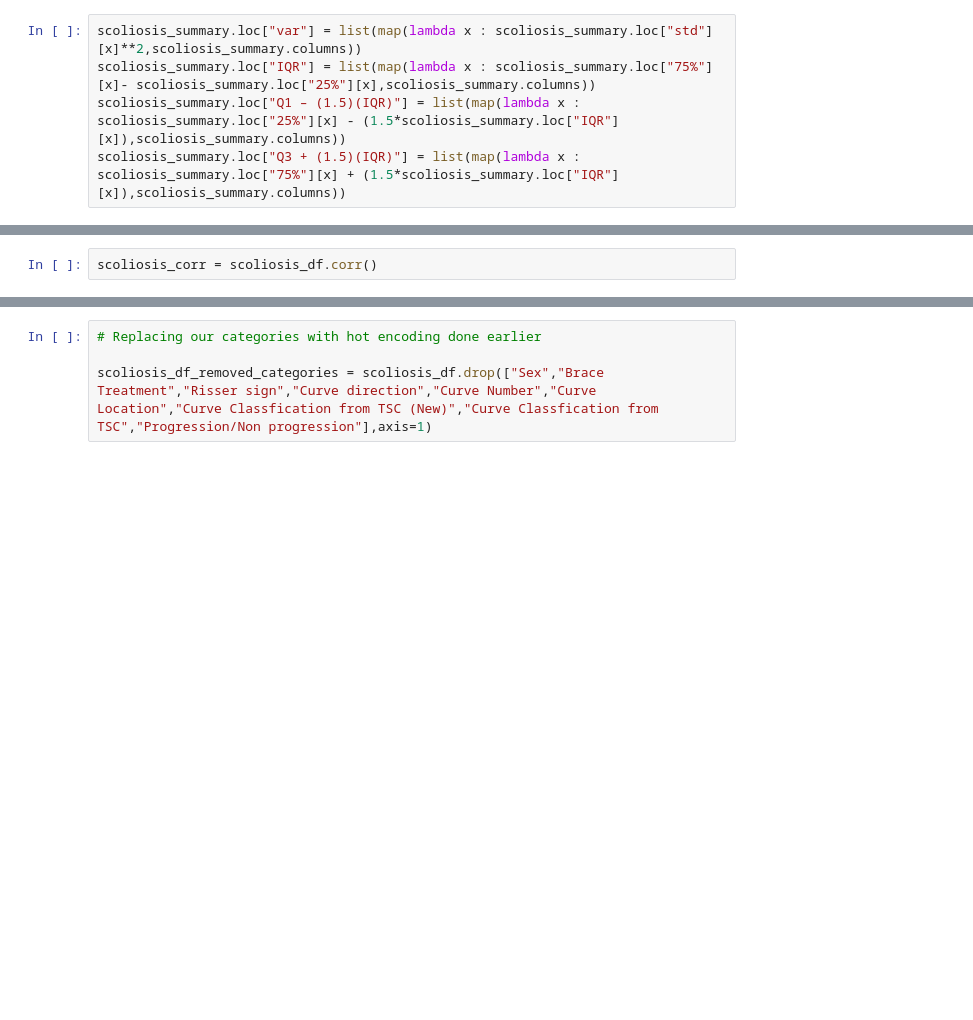
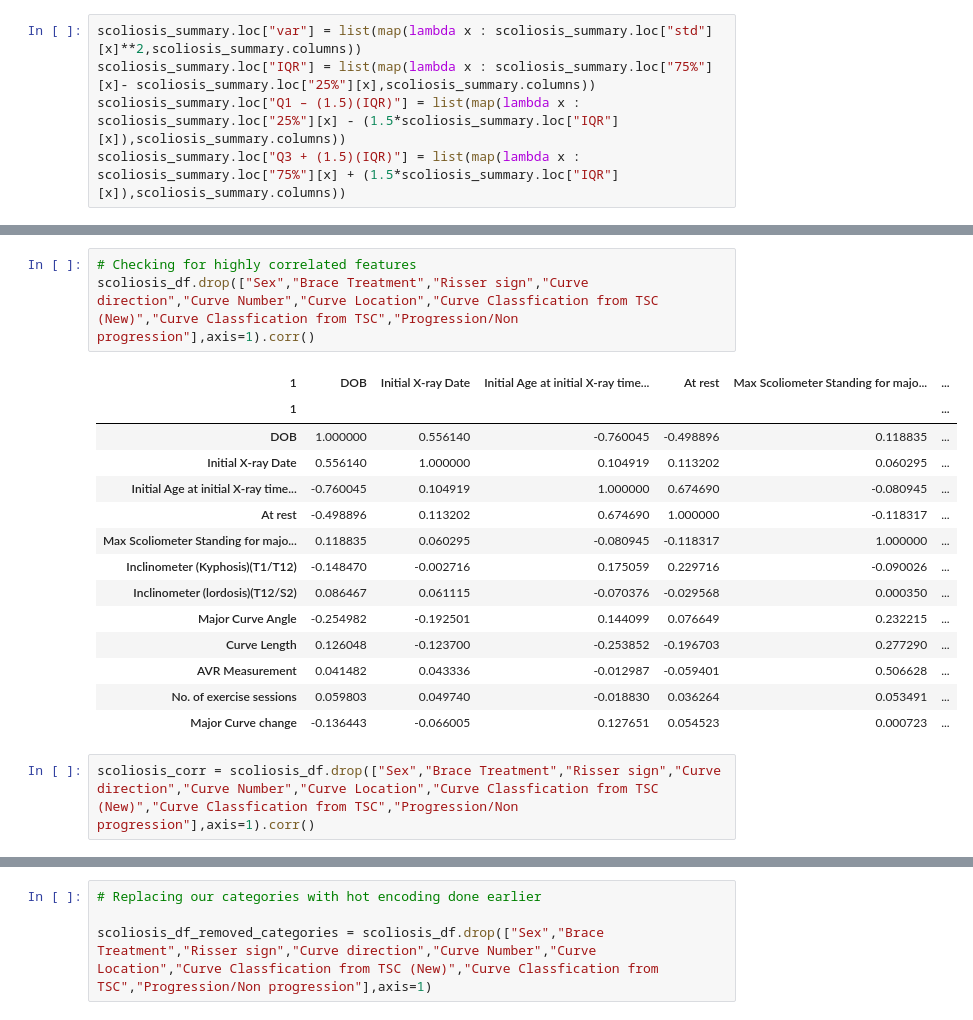
Before and after one commit to Alton1998/Scoliosis, a Jupyter notebook: ECE_710_Project_3_Scoliosis.ipynb, the cells around one changed output, grey strips where cells are left out. Drawn from its saved outputs; the diff is of its cells as text; blank space fills up the shorter version.

```diff
--- a/ECE_710_Project_3_Scoliosis.ipynb
+++ b/ECE_710_Project_3_Scoliosis.ipynb
@@ -316,5 +301,23 @@ scoliosis_df.corr()
-# %%
-scoliosis_corr = scoliosis_df.corr()
+# %%
+# Checking for highly correlated features
+scoliosis_df.drop(["Sex","Brace Treatment","Risser sign","Curve direction","Curve Number","Curve Location","Curve Classfication from TSC (New)","Curve Classfication from TSC","Progression/Non progression"],axis=1).corr()
+# %% [output]
+| 1 | DOB | Initial X-ray Date | Initial Age at initial X-ray time... | At rest | Max Scoliometer Standing for majo... | ... |
+| 1 |  |  |  |  |  | ... |
+| DOB | 1.000000 | 0.556140 | -0.760045 | -0.498896 | 0.118835 | ... |
+| Initial X-ray Date | 0.556140 | 1.000000 | 0.104919 | 0.113202 | 0.060295 | ... |
+| Initial Age at initial X-ray time... | -0.760045 | 0.104919 | 1.000000 | 0.674690 | -0.080945 | ... |
+| At rest | -0.498896 | 0.113202 | 0.674690 | 1.000000 | -0.118317 | ... |
+| Max Scoliometer Standing for majo... | 0.118835 | 0.060295 | -0.080945 | -0.118317 | 1.000000 | ... |
+| Inclinometer (Kyphosis)(T1/T12) | -0.148470 | -0.002716 | 0.175059 | 0.229716 | -0.090026 | ... |
+| Inclinometer (lordosis)(T12/S2) | 0.086467 | 0.061115 | -0.070376 | -0.029568 | 0.000350 | ... |
+| Major Curve Angle | -0.254982 | -0.192501 | 0.144099 | 0.076649 | 0.232215 | ... |
+| Curve Length | 0.126048 | -0.123700 | -0.253852 | -0.196703 | 0.277290 | ... |
+| AVR Measurement | 0.041482 | 0.043336 | -0.012987 | -0.059401 | 0.506628 | ... |
+| No. of exercise sessions | 0.059803 | 0.049740 | -0.018830 | 0.036264 | 0.053491 | ... |
+| Major Curve change | -0.136443 | -0.066005 | 0.127651 | 0.054523 | 0.000723 | ... |
+# %%
+scoliosis_corr = scoliosis_df.drop(["Sex","Brace Treatment","Risser sign","Curve direction","Curve Number","Curve Location","Curve Classfication from TSC (New)","Curve Classfication from TSC","Progression/Non progression"],axis=1).corr()
 # %%
 plt.figure(figsize=(12,12))
 sns.heatmap(scoliosis_corr,annot=True)
```
Also changed, not shown: parts of 12 cells of this notebook.
